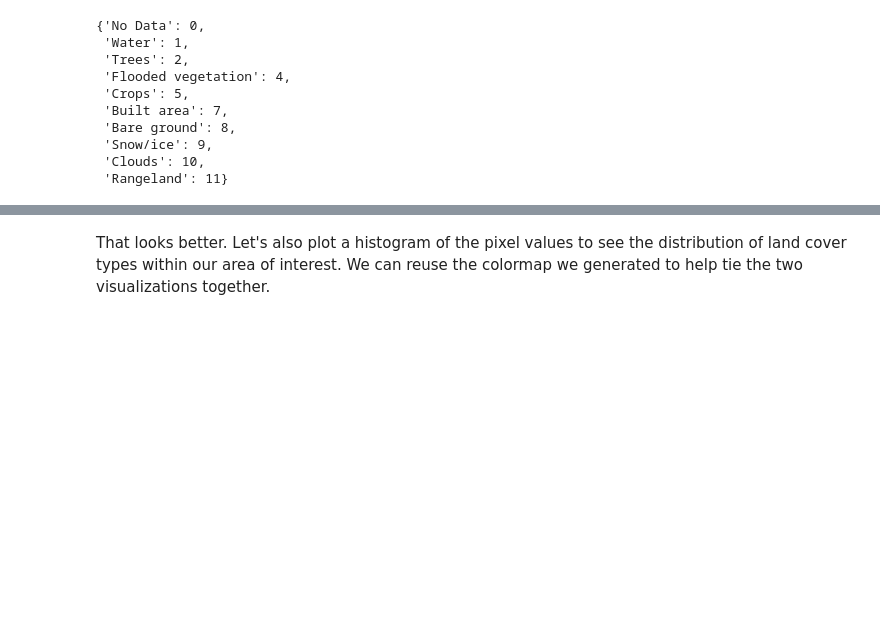
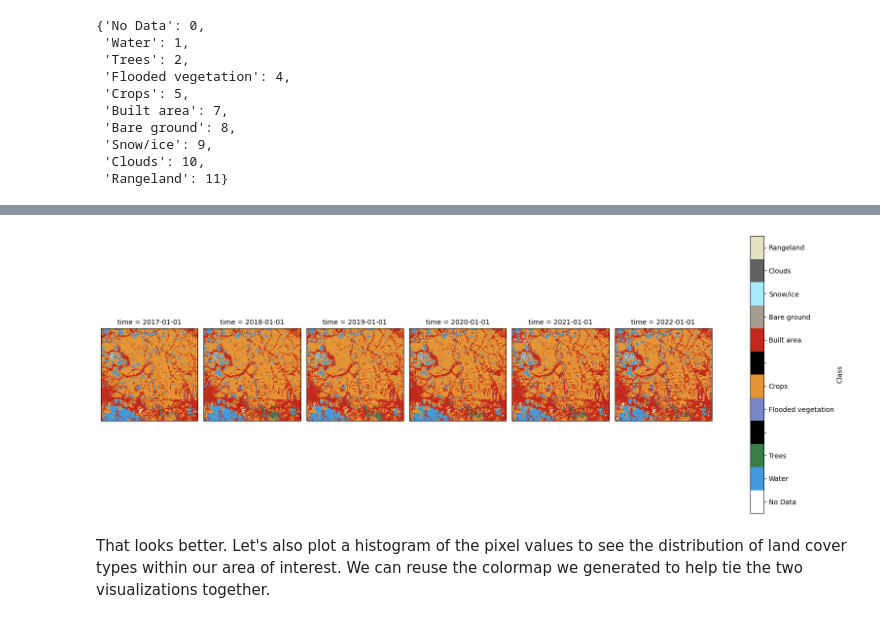
Before and after one commit to microsoft/PlanetaryComputerExamples, a Jupyter notebook: datasets/io-lulc/io-lulc-9-class-example.ipynb, the cells around one changed output, grey strips where cells are left out. Drawn from its saved outputs; the diff is of its cells as text; code cells hidden in the pictures; blank space fills up the shorter version.

Commit message:
Adapt visualisation code so that the last class ('Rangeland') is also included (#278)

```diff
--- a/datasets/io-lulc/io-lulc-9-class-example.ipynb
+++ b/datasets/io-lulc/io-lulc-9-class-example.ipynb
@@ -149,13 +149,13 @@ class_names
 with rasterio.open(item.assets["data"].href) as src:
     colormap_def = src.colormap(1)  # get metadata colormap for band 1
     colormap = [
-        np.array(colormap_def[i]) / 255 for i in range(max(class_names.values()))
+        np.array(colormap_def[i]) / 255 for i in range(max(class_names.values()) + 1)
     ]  # transform to matplotlib color format
 
 cmap = ListedColormap(colormap)
 # %%
 vmin = 0
-vmax = max(class_names.values())
+vmax = max(class_names.values()) + 1
 epsg = merged.epsg.item()
 
 p = merged.plot(
@@ -167,7 +167,7 @@ p = merged.plot(
     vmax=vmax,
     figsize=(16, 6),
 )
-ticks = np.linspace(0.5, 10.5, 11)
+ticks = np.linspace(0.5, vmax - 0.5, vmax - vmin)
 labels = [values_to_classes.get(i, "") for i in range(cmap.N)]
 p.cbar.set_ticks(ticks, labels=labels)
 p.cbar.set_label("Class")
@@ -176,3 +175,4 @@ p.cbar.set_label("Class")
+[figure, added]
 # %% [markdown]
 That looks better. Let's also plot a histogram of the pixel values to see the distribution of land cover types within our area of interest. We can reuse the colormap we generated to help tie the two visualizations together.
 # %%
```
Also changed, not shown: parts of 4 cells of this notebook.
